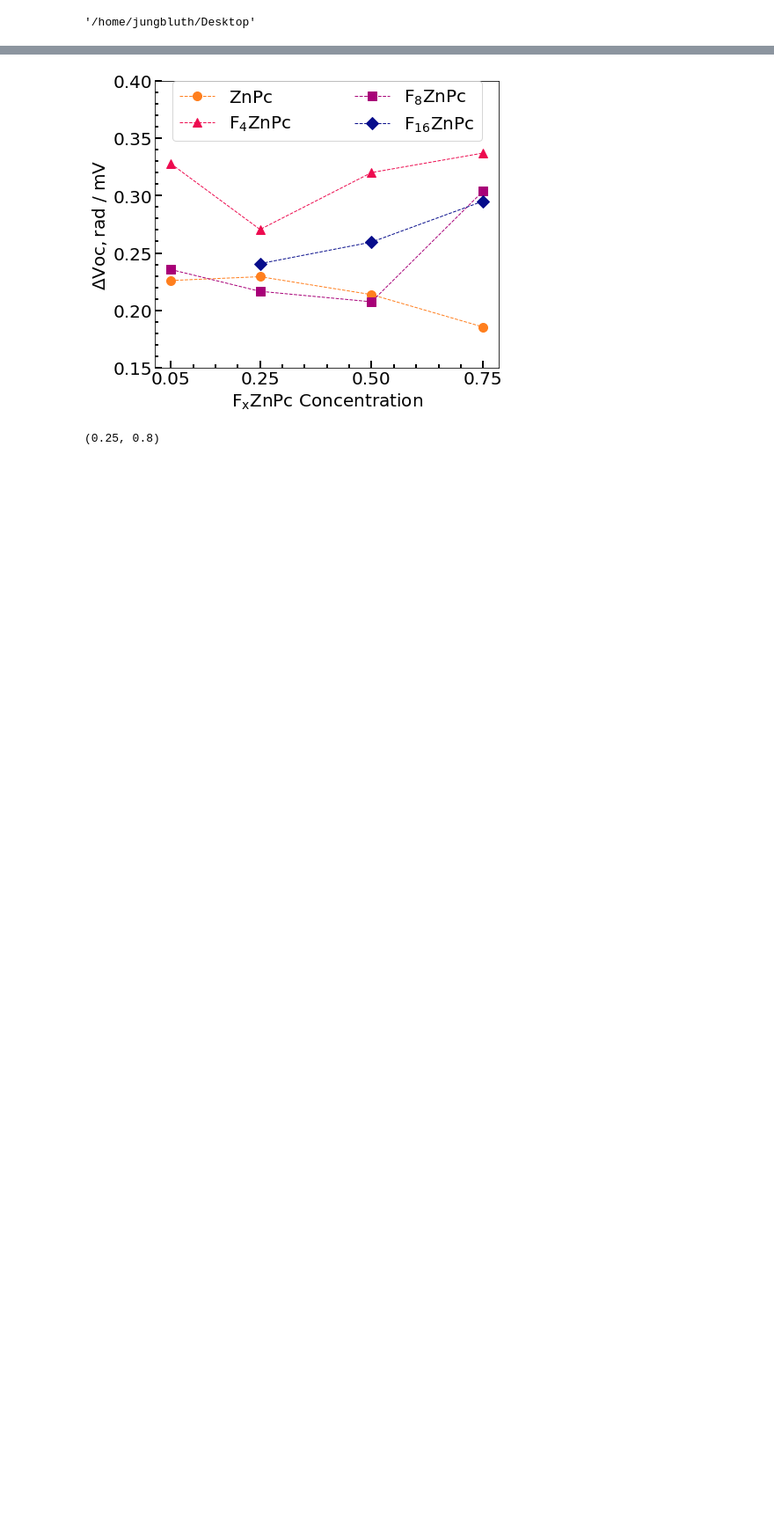
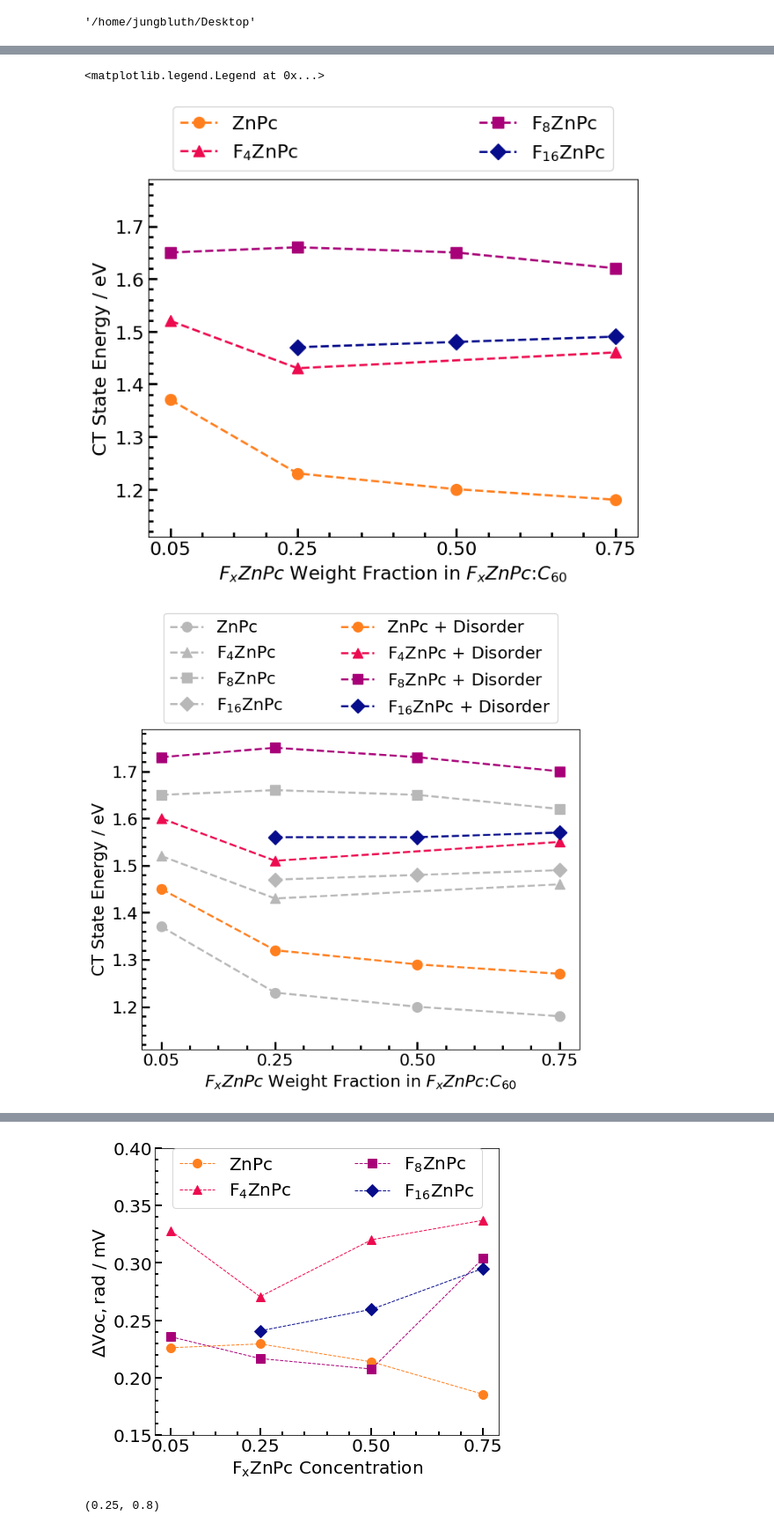
Before and after one commit to annajungbluth/Voltage-Loss-Calculations, a Jupyter notebook: Voltage Losses.ipynb, the cells around one changed output, grey strips where cells are left out. Shown at 88% size. Drawn from its saved outputs; the diff is of its cells as text; code cells hidden in the pictures; blank space fills up the shorter version.

```diff
--- a/Voltage Losses.ipynb
+++ b/Voltage Losses.ipynb
@@ -128,0 +198,61 @@ summary
+# %%
+colors = ['#f0d314', '#ff7f1e', '#ed0b4f', '#a80078', '#070d8b']
+materials = ['ZnPc', '$\mathregular{F_{4}ZnPc}$', '$\mathregular{F_{8}ZnPc}$', '$\mathregular{F_{16}ZnPc}$']
+labels = ['0.05', '0.25', '0.50', '0.75']
+
+x = [0.05, 0.25, 0.50, 0.75]
+F4_x = [0.05, 0.25, 0.75]
+F16_x = [0.25, 0.5, 0.75]
+
+# Marcus Theory
+
+plt.figure(figsize=(8,6), dpi = 100);
+plt.grid(False)
+plt.tick_params(labelsize=12)
+plt.minorticks_on()
+plt.rcParams['figure.facecolor']='xkcd:white'
+plt.rcParams['figure.edgecolor']='xkcd:white'
+plt.tick_params(labelsize=17, direction='in', axis='both', which='major', length=8, width=2)
+plt.tick_params(labelsize=17, direction='in', axis='both', which='minor', length=4, width=2)
+plt.xlabel('$F_{x}ZnPc$ Weight Fraction in $F_{x}ZnPc$:$C_{60}$', fontsize=17, fontweight='medium')
+plt.ylabel('CT State Energy / eV', fontsize=17, fontweight='medium')
+plt.xticks(x, labels)
+
+plt.plot(x, ZnPc_Ect_Marcus, 'o', markersize=10, linestyle='--', linewidth=2, label=materials[0], color=colors[1])
+plt.plot(F4_x, F4ZnPc_Ect_Marcus[0:2] + [F4ZnPc_Ect_Marcus[3]], '^', markersize=10, linestyle='--', linewidth=2, label=materials[1], color=colors[2])
+plt.plot(x, F8ZnPc_Ect_Marcus[0:4], 's', markersize=10, linestyle='--', linewidth=2, label=materials[2], color=colors[3])
+plt.plot(F16_x, F16ZnPc_Ect_Marcus[1:], 'D', markersize=10, linestyle='--', linewidth=2, label=materials[3], color=colors[4])
+
+plt.ylim(1.11, 1.79)
+plt.legend(fontsize = 17, bbox_to_anchor=(0.05, 1.1, 0.9, .102), loc=2, ncol=2, mode="expand", borderaxespad=0.)
+
+# Marcus Theory + Disorder
+
+plt.figure(figsize=(8,6), dpi = 100);
+plt.grid(False)
+plt.tick_params(labelsize=12)
+plt.minorticks_on()
+plt.rcParams['figure.facecolor']='xkcd:white'
+plt.rcParams['figure.edgecolor']='xkcd:white'
+plt.tick_params(labelsize=17, direction='in', axis='both', which='major', length=8, width=2)
+plt.tick_params(labelsize=17, direction='in', axis='both', which='minor', length=4, width=2)
+plt.xlabel('$F_{x}ZnPc$ Weight Fraction in $F_{x}ZnPc$:$C_{60}$', fontsize=17, fontweight='medium')
+plt.ylabel('CT State Energy / eV', fontsize=17, fontweight='medium')
+plt.xticks(x, labels)
+
+plt.plot(x, ZnPc_Ect_Marcus, 'o', markersize=10, linestyle='--', linewidth=2, label=materials[0], color='#B8B8B8')
+plt.plot(F4_x, F4ZnPc_Ect_Marcus[0:2] + [F4ZnPc_Ect_Marcus[3]], '^', markersize=10, linestyle='--', linewidth=2, label=materials[1], color='#B8B8B8')
+plt.plot(x, F8ZnPc_Ect_Marcus[0:4], 's', markersize=10, linestyle='--', linewidth=2, label=materials[2], color='#B8B8B8')
+plt.plot(F16_x, F16ZnPc_Ect_Marcus[1:], 'D', markersize=10, linestyle='--', linewidth=2, label=materials[3], color='#B8B8B8')
+
+plt.plot(x, ZnPc_Ect_Marcus_Disorder, 'o', markersize=10, linestyle='--', linewidth=2, label=materials[0]+' + Disorder', color=colors[1])
+plt.plot(F4_x, F4ZnPc_Ect_Marcus_Disorder[0:2] + [F4ZnPc_Ect_Marcus_Disorder[3]], '^', markersize=10, linestyle='--', linewidth=2, label=materials[1]+' + Disorder', color=colors[2])
+plt.plot(x, F8ZnPc_Ect_Marcus_Disorder[0:4], 's', markersize=10, linestyle='--', linewidth=2, label=materials[2]+' + Disorder', color=colors[3])
+plt.plot(F16_x, F16ZnPc_Ect_Marcus_Disorder[1:], 'D', markersize=10, linestyle='--', linewidth=2, label=materials[3]+' + Disorder', color=colors[4])
+
+plt.ylim(1.11, 1.79)
+plt.legend(fontsize = 17, bbox_to_anchor=(0.05, 1.26, 0.9, .102), loc=2, ncol=2, mode="expand", borderaxespad=0.)
+# %% [output]
+<matplotlib.legend.Legend at 0x...>
+[figure, added]
+[figure, added]
```
Also changed, not shown: parts of 40 cells of this notebook.
